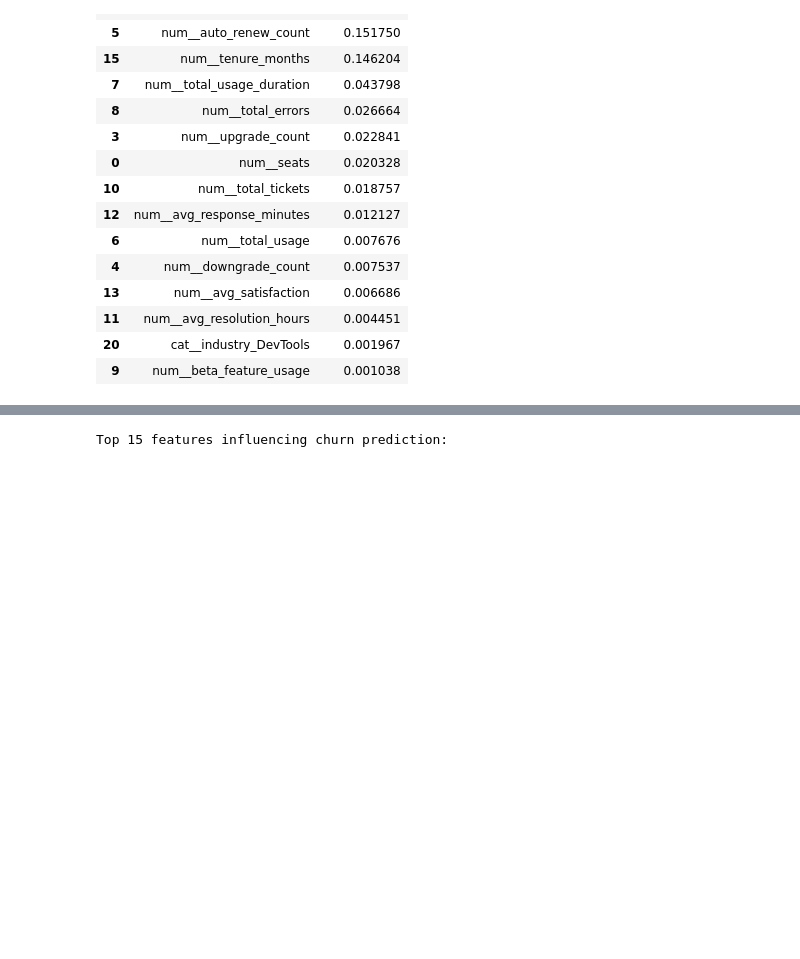
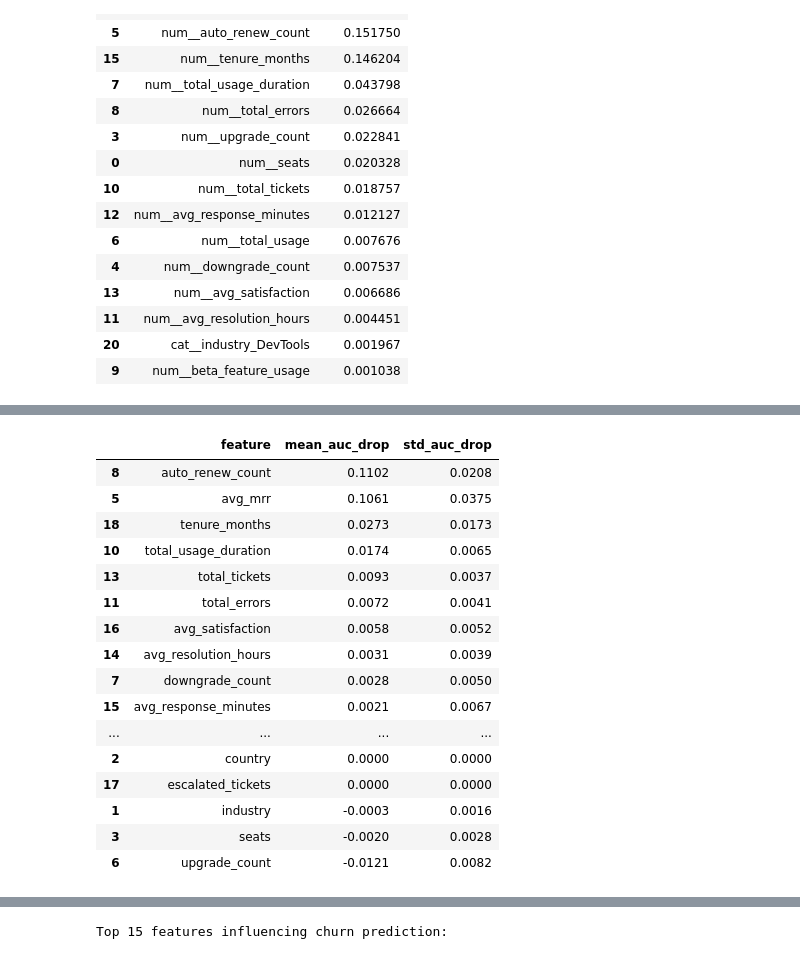
Before and after one commit to Pratham719/saas-churn-prediction, a Jupyter notebook: notebooks/04_Classification_Evaluation.ipynb, the cells around one changed output, grey strips where cells are left out. Drawn from its saved outputs; the diff is of its cells as text; code cells hidden in the pictures; blank space fills up the shorter version.

```diff
--- a/notebooks/04_Classification_Evaluation.ipynb
+++ b/notebooks/04_Classification_Evaluation.ipynb
@@ -644,0 +782,80 @@ display(feature_importance.head(15))
+# %%
+# MRR and Feature Importance Diagnostics
+from sklearn.inspection import permutation_importance
+
+# 1. Check MRR missingness against the target
+print("MRR Missingness by Churn Status")
+print(pd.crosstab(
+    model_data["churn_flag"],
+    model_data["avg_mrr"].isna(),
+    margins=True
+))
+
+# 2. Check MRR relationship with churn and other features
+numeric_data = model_data[features].select_dtypes(include=np.number)
+
+print("\nCorrelation of Numeric Features with MRR")
+print(
+    numeric_data.corr()["avg_mrr"]
+    .sort_values(ascending=False)
+    .round(3)
+)
+
+mrr_corr = model_data[["avg_mrr", "churn_flag"]].corr().iloc[0, 1]
+print(f"\nMRR-Churn Correlation (available MRR): {mrr_corr:.3f}")
+
+# 3. Compare churn rates across MRR groups
+mrr_data = model_data.dropna(subset=["avg_mrr"]).copy()
+mrr_data["mrr_group"] = pd.qcut(
+    mrr_data["avg_mrr"], 4, duplicates="drop"
+)
+
+mrr_summary = mrr_data.groupby(
+    "mrr_group", observed=True
+).agg(
+    accounts=("churn_flag", "size"),
+    churned=("churn_flag", "sum"),
+    churn_rate=("churn_flag", "mean")
+).reset_index()
+
+mrr_summary["churn_rate"] *= 100
+
+print("\nChurn Rate by MRR Group")
+display(mrr_summary.round(2))
+
+# 4. Measure predictive contribution on held-out test data
+perm = permutation_importance(
+    final_model,
+    X_test,
+    y_test,
+    scoring="roc_auc",
+    n_repeats=30,
+    random_state=42,
+    n_jobs=-1
+)
+
+permutation_df = pd.DataFrame({
+    "feature": X_test.columns,
+    "mean_auc_drop": perm.importances_mean,
+    "std_auc_drop": perm.importances_std
+}).sort_values("mean_auc_drop", ascending=False)
+
+print("\nPermutation Importance — Held-Out Test Set")
+display(permutation_df.round(4))
+
+# 5. Save the diagnostic results
+output_dir = project_dir / "outputs"
+output_dir.mkdir(parents=True, exist_ok=True)
+
+mrr_summary.to_csv(
+    output_dir / "mrr_churn_diagnostics.csv",
+    index=False
+)
+
+permutation_df.to_csv(
+    output_dir / "permutation_importance.csv",
+    index=False
+)
+
+print("\nDiagnostic results saved successfully.")
+# %% [output]
@@ -644,0 +885,17 @@ display(feature_importance.head(15))
+|  | feature | mean_auc_drop | std_auc_drop |
+| 8 | auto_renew_count | 0.1102 | 0.0208 |
+| 5 | avg_mrr | 0.1061 | 0.0375 |
+| 18 | tenure_months | 0.0273 | 0.0173 |
+| 10 | total_usage_duration | 0.0174 | 0.0065 |
+| 13 | total_tickets | 0.0093 | 0.0037 |
+| 11 | total_errors | 0.0072 | 0.0041 |
+| 16 | avg_satisfaction | 0.0058 | 0.0052 |
+| 14 | avg_resolution_hours | 0.0031 | 0.0039 |
+| 7 | downgrade_count | 0.0028 | 0.0050 |
+| 15 | avg_response_minutes | 0.0021 | 0.0067 |
+| ... | ... | ... | ... |
+| 2 | country | 0.0000 | 0.0000 |
+| 17 | escalated_tickets | 0.0000 | 0.0000 |
+| 1 | industry | -0.0003 | 0.0016 |
+| 3 | seats | -0.0020 | 0.0028 |
+| 6 | upgrade_count | -0.0121 | 0.0082 |
```
Also changed, not shown: parts of 28 cells of this notebook, 2 other files.
